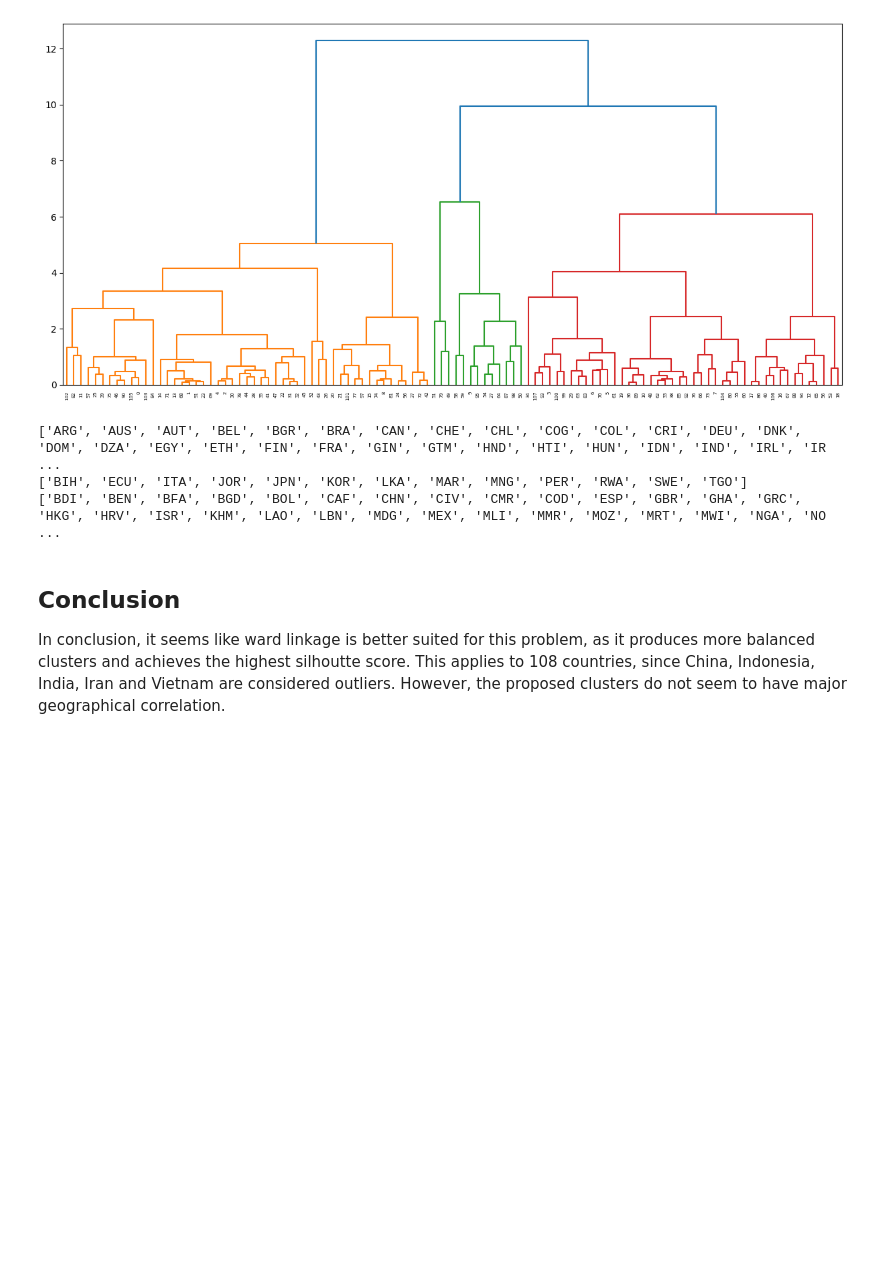
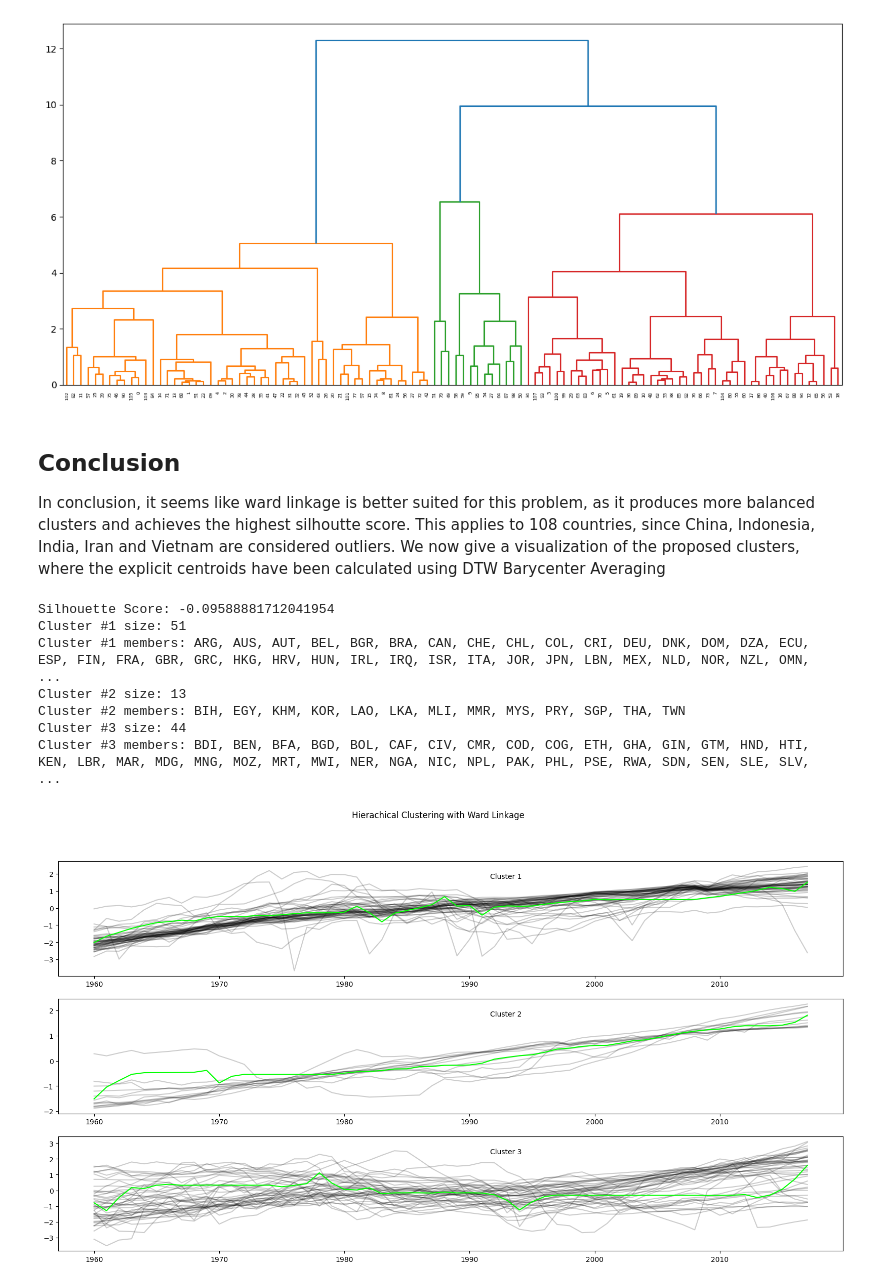
Before and after one commit to GeorgeKontos14/HPB-Economy, a Jupyter notebook: hierarchical_clustering.ipynb, the cells around one changed output. Cells and saved outputs as stored; diff of their text form; code cells hidden in the pictures; blank space fills up the shorter version.

```diff
--- a/hierarchical_clustering.ipynb
+++ b/hierarchical_clustering.ipynb
@@ -26,6 +26,8 @@ T_gdp = 118
 T_pop = 118
 T_currency = 58
 
+start_year = 1960
+
 names_path = "Data/names.txt"
 gdp_path = "Data/yp_raw.csv"
 population_path = "Data/pop_raw.csv"
@@ -62,5 +64,5 @@ The plot displayed presents the k-Distance Graph of the dataset, for k equal to
 # %%
-without_outliers, outliers = Outliers.remove_outliers_dbscan(
+without_outliers, outliers, without_outliers_countries, outliers_countries = Outliers.remove_outliers_dbscan(
     names, scaled_df, True
 )
 # %% [output]
@@ -142,17 +134,38 @@ Number of Clusters: 3
 Cluster Sizes: [51 13 44]
 Silhouette Score: 0.3557479441018931
 [figure]
-# %%
-clusters = [[] for _ in range(3)]
-for i,label in enumerate(ward_labels):
-    clusters[label-1].append(names[i])
-for cluster in clusters:
-    print(cluster)
-# %% [output]
-['ARG', 'AUS', 'AUT', 'BEL', 'BGR', 'BRA', 'CAN', 'CHE', 'CHL', 'COG', 'COL', 'CRI', 'DEU', 'DNK', 'DOM', 'DZA', 'EGY', 'ETH', 'FIN', 'FRA', 'GIN', 'GTM', 'HND', 'HTI', 'HUN', 'IDN', 'IND', 'IRL', 'IR ...
-['BIH', 'ECU', 'ITA', 'JOR', 'JPN', 'KOR', 'LKA', 'MAR', 'MNG', 'PER', 'RWA', 'SWE', 'TGO']
-['BDI', 'BEN', 'BFA', 'BGD', 'BOL', 'CAF', 'CHN', 'CIV', 'CMR', 'COD', 'ESP', 'GBR', 'GHA', 'GRC', 'HKG', 'HRV', 'ISR', 'KHM', 'LAO', 'LBN', 'MDG', 'MEX', 'MLI', 'MMR', 'MOZ', 'MRT', 'MWI', 'NGA', 'NO ...
 # %% [markdown]
 ## Conclusion
 
-In conclusion, it seems like ward linkage is better suited for this problem, as it produces more balanced clusters and achieves the highest silhoutte score. This applies to 108 countries, since China, Indonesia, India, Iran and Vietnam are considered outliers. However, the proposed clusters do not seem to have major geographical correlation.
+In conclusion, it seems like ward linkage is better suited for this problem, as it produces more balanced clusters and achieves the highest silhoutte score. This applies to 108 countries, since China, Indonesia, India, Iran and Vietnam are considered outliers. We now give a visualization of the proposed clusters, where the explicit centroids have been calculated using DTW Barycenter Averaging
+# %%
+df_gdp, scaled_df_gdp, scaled_data_gdp = PreProcessing.preprocess_onlyGDP(names, gdp_data, start_year, T_currency)
+ward_labels -= 1
+# %%
+df_no_outliers = scaled_df_gdp.loc[without_outliers_countries]
+df_outliers = scaled_df_gdp.loc[outliers_countries]
+# %%
+score = silhouette_score(df_no_outliers, ward_labels)
+cluster_centers = TimeSeriesUtils.cluster_centroids(df_no_outliers.values, 3, ward_labels, T_currency)
+clusters = VisualUtils.show_clustering(
+    without_outliers_countries,
+    3,
+    df_no_outliers.values,
+    cluster_centers,
+    ward_labels,
+    score,
+    3,
+    1,
+    start_year,
+    T_currency,
+    "Hierachical Clustering with Ward Linkage"
+)
+# %% [output]
+Silhouette Score: -0.09588881712041954
+Cluster #1 size: 51
+Cluster #1 members: ARG, AUS, AUT, BEL, BGR, BRA, CAN, CHE, CHL, COL, CRI, DEU, DNK, DOM, DZA, ECU, ESP, FIN, FRA, GBR, GRC, HKG, HRV, HUN, IRL, IRQ, ISR, ITA, JOR, JPN, LBN, MEX, NLD, NOR, NZL, OMN,  ...
+Cluster #2 size: 13
+Cluster #2 members: BIH, EGY, KHM, KOR, LAO, LKA, MLI, MMR, MYS, PRY, SGP, THA, TWN
+Cluster #3 size: 44
+Cluster #3 members: BDI, BEN, BFA, BGD, BOL, CAF, CIV, CMR, COD, COG, ETH, GHA, GIN, GTM, HND, HTI, KEN, LBR, MAR, MDG, MNG, MOZ, MRT, MWI, NER, NGA, NIC, NPL, PAK, PHL, PSE, RWA, SDN, SEN, SLE, SLV,  ...
+[figure, added]
```
Also changed, not shown: parts of 6 cells of this notebook, 19 other files.
